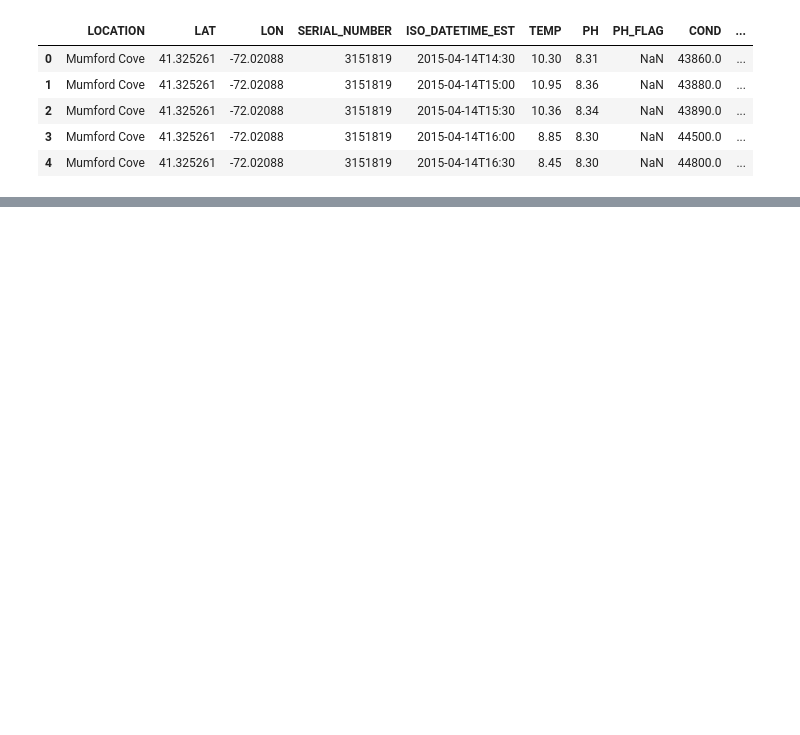
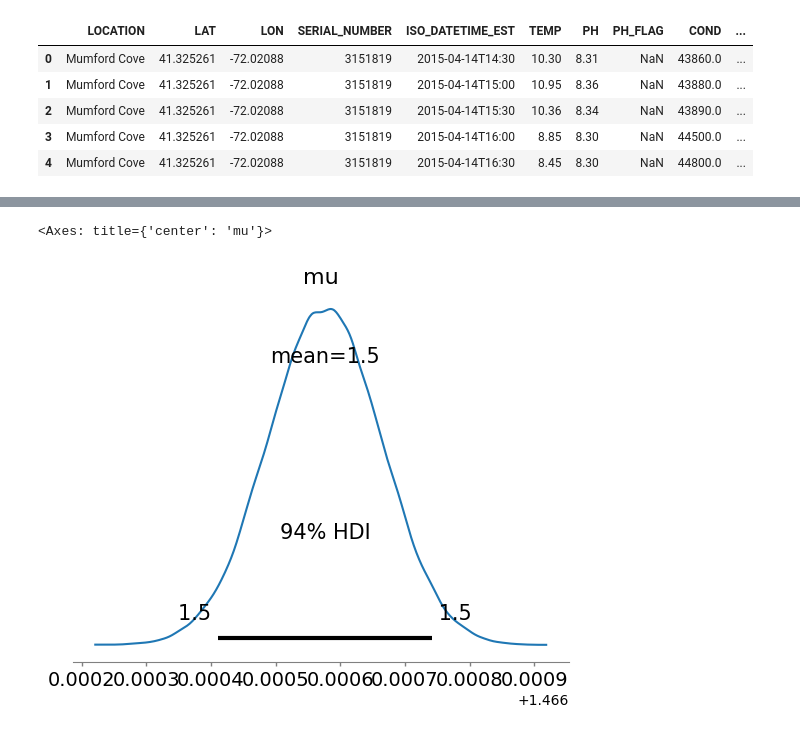
Before and after one commit to me1-3/Emsc2010-A3, a Jupyter notebook: EMSC2010_A3.ipynb, the cells around one changed output, grey strips where cells are left out. Cells and saved outputs as stored; diff of their text form; code cells hidden in the pictures; blank space fills up the shorter version.

```diff
--- a/EMSC2010_A3.ipynb
+++ b/EMSC2010_A3.ipynb
@@ -115,17 +96,20 @@ AttributeError: module 'arviz' has no attribute 'plot_posterior'
 # %%
 with pm.Model() as recent_model:
 
   # Prior for the mean — Normal centered at your best prior guess with sigma representing the uncertainty in that guess
   mu = pm.Normal("mu", mu = 3, sigma = 2)
 
   # Prior for std of heights — HalfNormal with a standard deviation of 20.
   sigma = pm.HalfNormal ("sigma", sigma = 2)
 
   # Likelihood given the data
   obs = pm.Normal ("obs", mu = mu, sigma = sigma, observed = data_recent)
 
    # Obtain 20,000 samples from the posterior
-  trace_recent = pm.sample(20000, tune = 2000, return_inferencedata = True, progressbar = False)
+  trace_recent = pm.sample(20000, tune = 2000, return_inferencedata = True, progressbar = False, chains=4)
 
   # Plot the posterior distribution for the mean
 az.plot_posterior(trace_recent, var_names=["mu"])
+# %% [output]
+<Axes: title={'center': 'mu'}>
+[figure, added]
```
Also changed, not shown: parts of 9 cells of this notebook.
